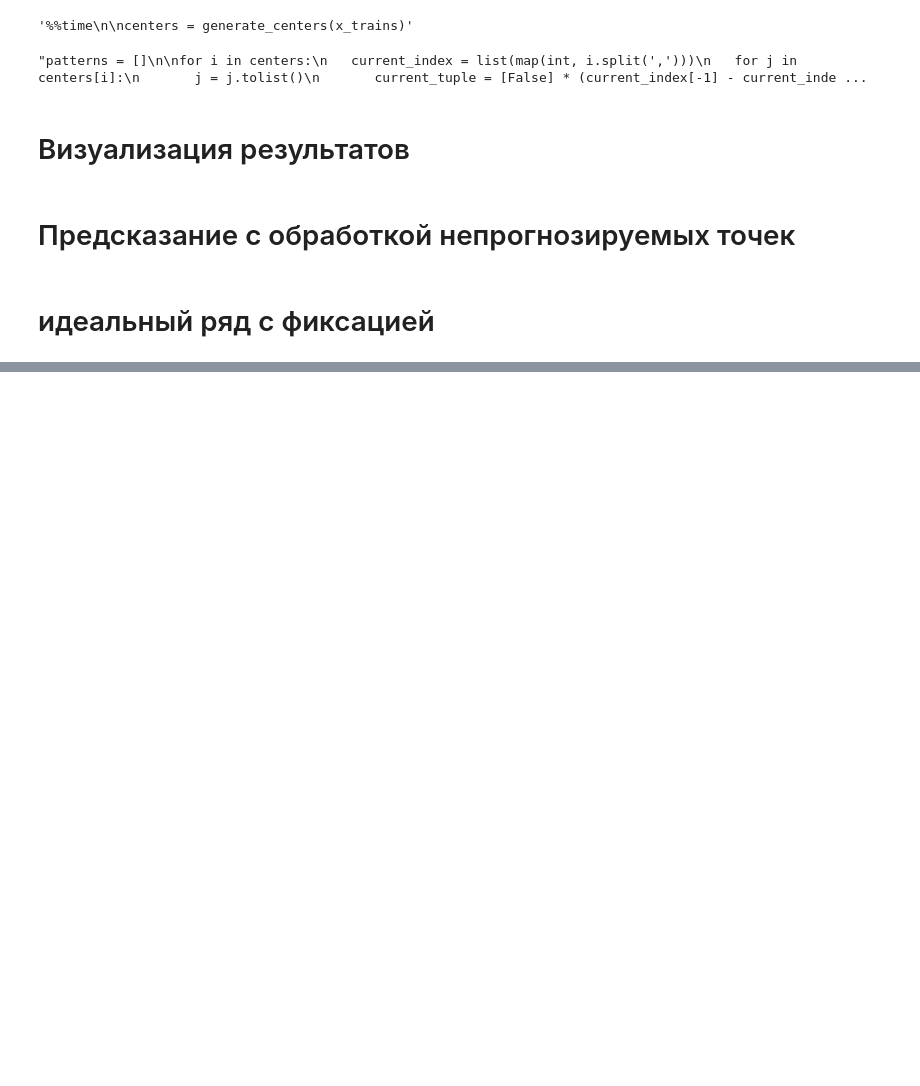
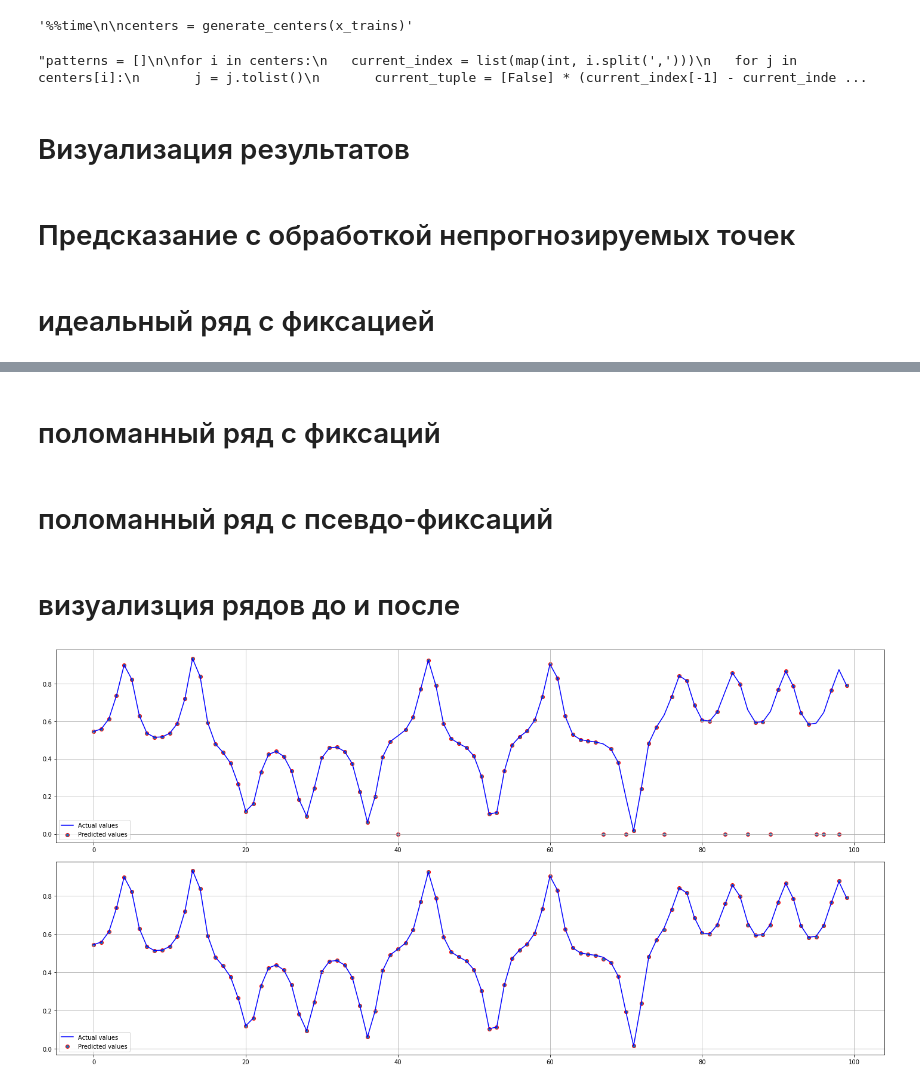
Before and after one commit to asahium/pogrom, a Jupyter notebook: fin.ipynb, the cells around one changed output, grey strips where cells are left out. Cells and saved outputs as stored; diff of their text form; code cells hidden in the pictures; blank space fills up the shorter version.

```diff
--- a/fin.ipynb
+++ b/fin.ipynb
@@ -665,7 +665,7 @@ def main_predict(xs_test_, xs_test_real, mode="default", cluster="dbscan"):
 
     metrics = update_metrics(s_xs_test_, xs_test_real, metrics)
 
-    while ((i < STEPS) or (mist_ != 0)):
+    while (i < STEPS):
         if (i >= 30):
             print(i)
 
@@ -736,0 +707,2 @@ res_90_ch, all_list_90_ch, metrics_90_ch = main_predict(xs_test_90_c, xs_test_re
+# %% [markdown]
+# поломанный ряд с фиксаций
@@ -736,0 +719,2 @@ res_90_ch, all_list_90_ch, metrics_90_ch = main_predict(xs_test_90_c, xs_test_re
+# %% [markdown]
+# поломанный ряд с псевдо-фиксаций
@@ -736,0 +731,6 @@ res_90_ch, all_list_90_ch, metrics_90_ch = main_predict(xs_test_90_c, xs_test_re
+# %% [markdown]
+# визуализция рядов до и после
+# %%
+visualisation_series(all_list_10, xs_test_real)
+# %% [output]
+[figure, added]
```
Also changed, not shown: parts of 34 cells of this notebook.
